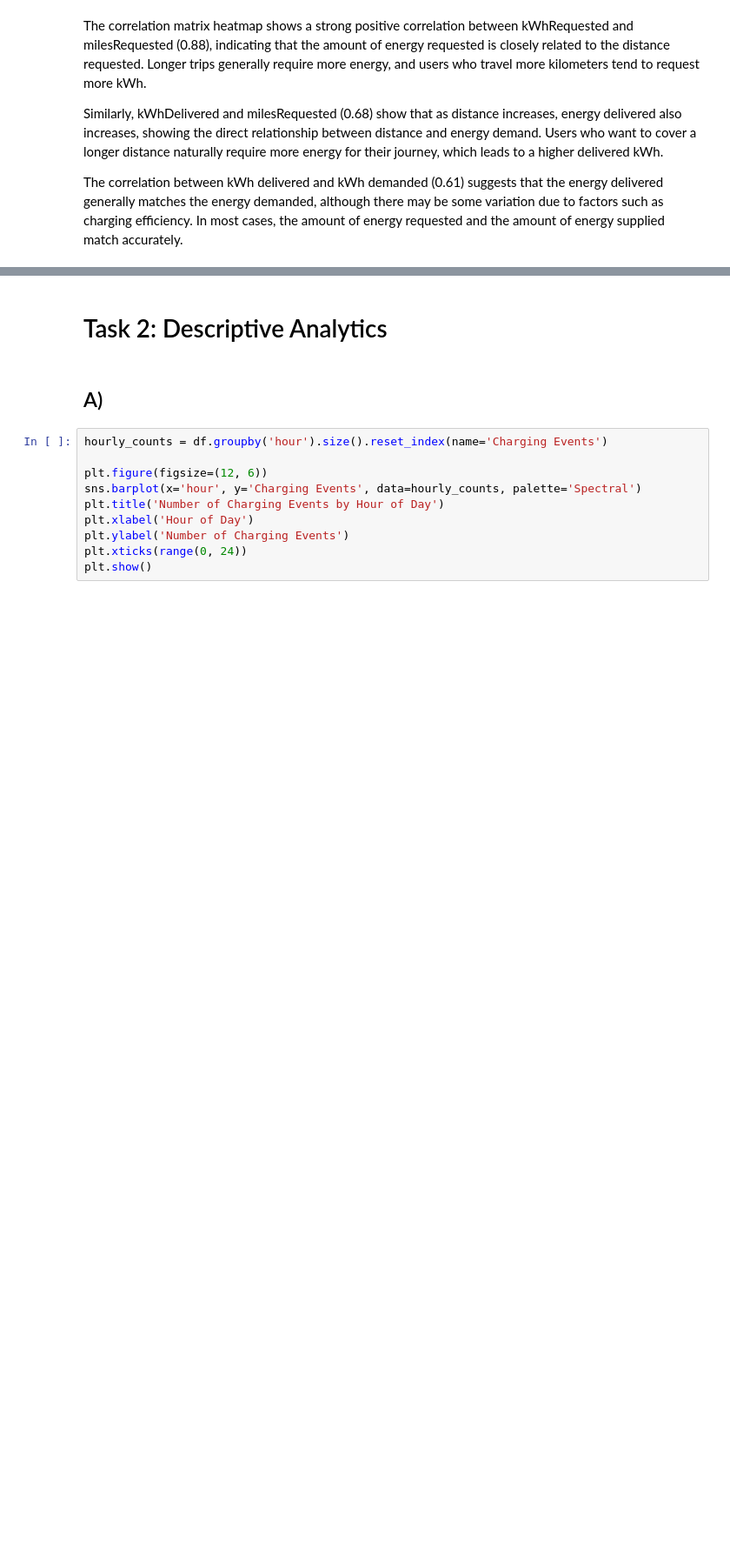
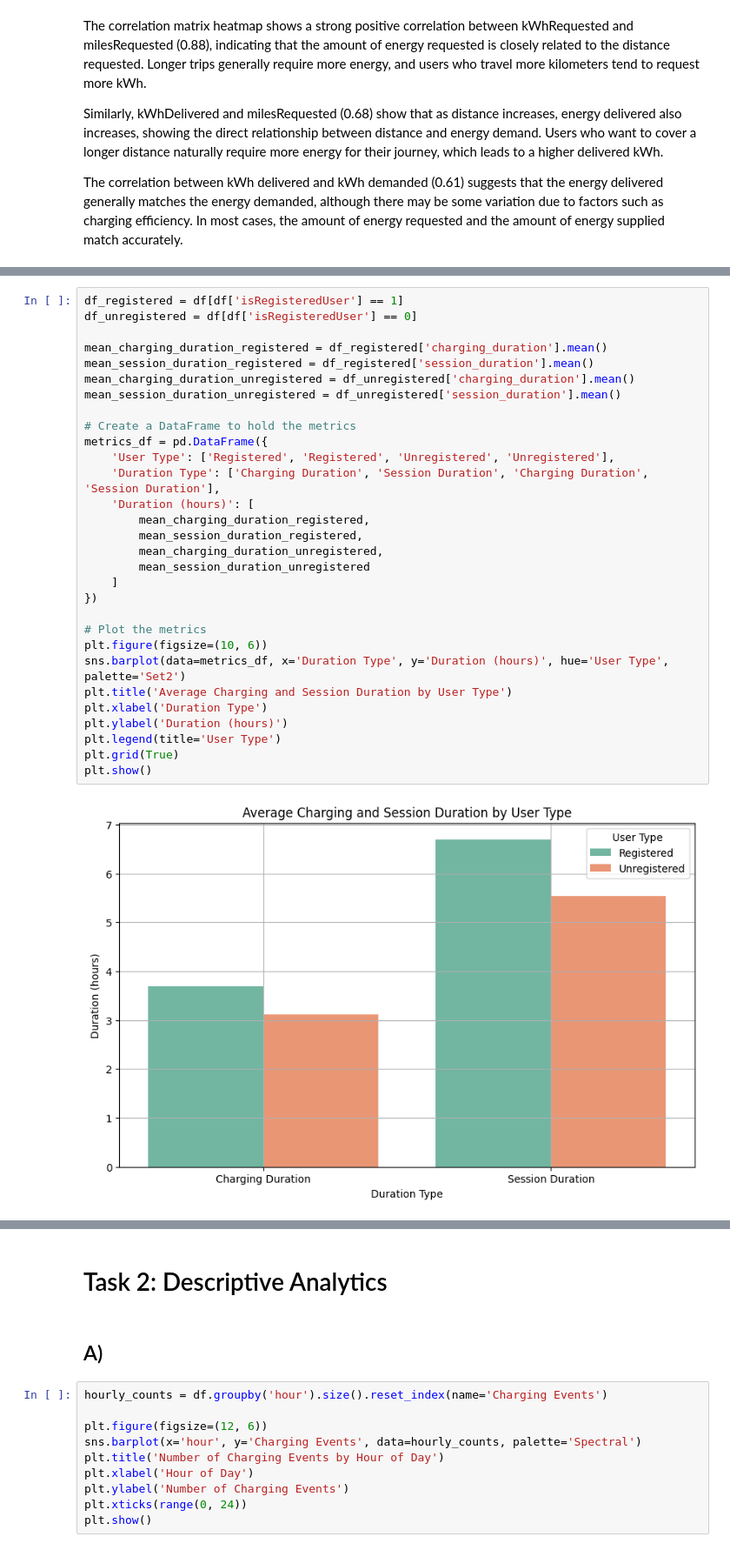
Before and after one commit to helloworldfromleo/AA, a Jupyter notebook: 03_Final_Submission.ipynb, the cells around one changed output, grey strips where cells are left out. Shown at 87% size. Cells and saved outputs as stored; diff of their text form; blank space fills up the shorter version.

```diff
--- a/03_Final_Submission.ipynb
+++ b/03_Final_Submission.ipynb
@@ -322,0 +342,32 @@ The correlation between kWh delivered and kWh demanded (0.61) suggests that the
+# %%
+df_registered = df[df['isRegisteredUser'] == 1]
+df_unregistered = df[df['isRegisteredUser'] == 0]
+
+mean_charging_duration_registered = df_registered['charging_duration'].mean()
+mean_session_duration_registered = df_registered['session_duration'].mean()
+mean_charging_duration_unregistered = df_unregistered['charging_duration'].mean()
+mean_session_duration_unregistered = df_unregistered['session_duration'].mean()
+
+# Create a DataFrame to hold the metrics
+metrics_df = pd.DataFrame({
+    'User Type': ['Registered', 'Registered', 'Unregistered', 'Unregistered'],
+    'Duration Type': ['Charging Duration', 'Session Duration', 'Charging Duration', 'Session Duration'],
+    'Duration (hours)': [
+        mean_charging_duration_registered,
+        mean_session_duration_registered,
+        mean_charging_duration_unregistered,
+        mean_session_duration_unregistered
+    ]
+})
+
+# Plot the metrics
+plt.figure(figsize=(10, 6))
+sns.barplot(data=metrics_df, x='Duration Type', y='Duration (hours)', hue='User Type', palette='Set2')
+plt.title('Average Charging and Session Duration by User Type')
+plt.xlabel('Duration Type')
+plt.ylabel('Duration (hours)')
+plt.legend(title='User Type')
+plt.grid(True)
+plt.show()
+# %% [output]
+[figure, added]
```
Also changed, not shown: parts of 5 cells of this notebook.
